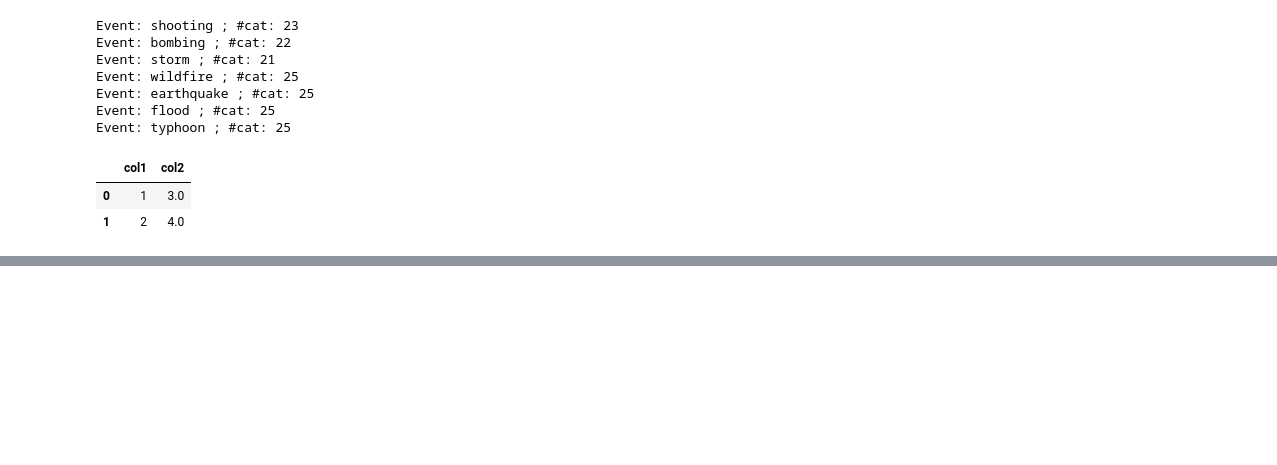
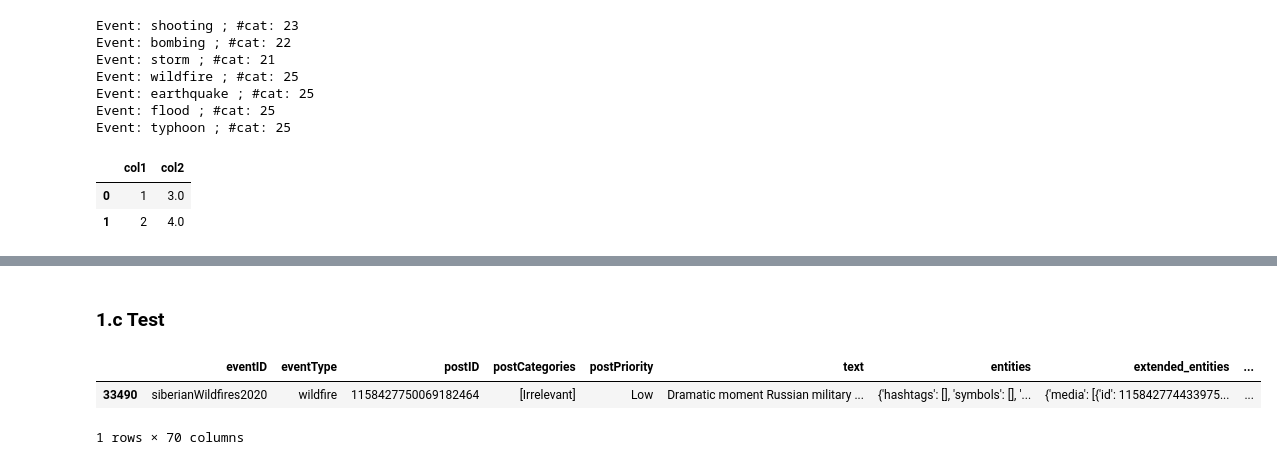
Before and after one commit to acpedersen/REU-2021, a Jupyter notebook: train-models.ipynb, the cells around one changed output, grey strips where cells are left out. Saved outputs shown, nothing was run; the diff lists cells and outputs as text; code cells hidden in the pictures; blank space fills up the shorter version.

```diff
--- a/train-models.ipynb
+++ b/train-models.ipynb
@@ -1006,0 +1110,35 @@ new.drop(['delete'])
+# %%
+'''
+
+1. Iterate through event types
+
+    a. Create an eventDF that has only crisis events of the same type, minus a heldout crisis
+        i. save the held-out crisis for later evaluation (return statement)
+            ***to make things simpler, for now I am using the last crisis in each dataframe as the heldout***
+
+    b. Train model on EventDF
+        i. use the SpecScores structure
+            - you need to run this for both cat and prio
+
+    c. Evaluate on heldout event for both cat and prio
+        i. Save the result in DataFrame
+
+   d. Visualize Dataframe
+
+
+'''
+
+# 1.a
+def preprocess(data, event):
+    eventDF_all = data.loc[data['eventType']==event]
+    transposed = eventDF_all.transpose()
+    col = transposed.columns.to_list()[-1]
+
+    heldout_crisis = transposed.pop(col)
+    eventDF = transposed.transpose()
+
+    #print(len(eventDF_all),len(eventDF))
+   # print('heldout_crisis:', heldout_crisis)
+   # print('eventDF:', eventDF.head(2))
+
+    return heldout_crisis, eventDF
@@ -1006,0 +1193,9 @@ new.drop(['delete'])
+# %% [markdown]
+### 1.c Test
+# %%
+heldout_crisis, eventDF = preprocess(df, 'wildfire')
+heldout_crisis.to_frame().transpose()
+# %% [output]
+|  | eventID | eventType | postID | postCategories | postPriority | text | entities | extended_entities | ... |
+| 33490 | siberianWildfires2020 | wildfire | 1158427750069182464 | [Irrelevant] | Low | Dramatic moment Russian military ... | {'hashtags': [], 'symbols': [], '... | {'media': [{'id': 115842774433975... | ... |
+1 rows × 70 columns
```
Also changed, not shown: parts of 19 cells of this notebook.
